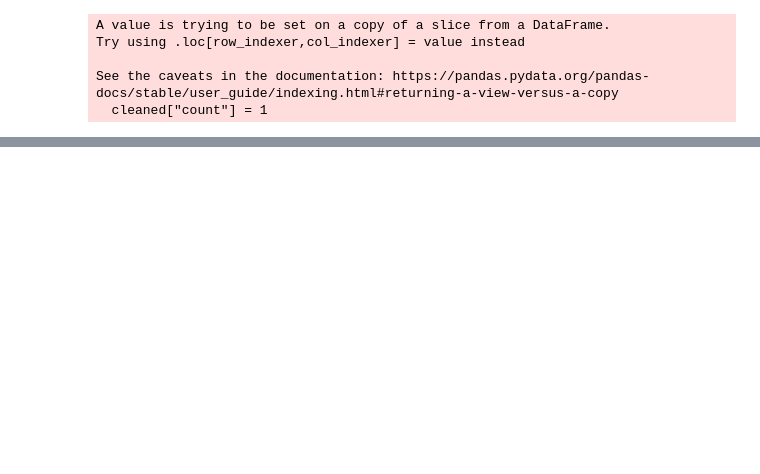
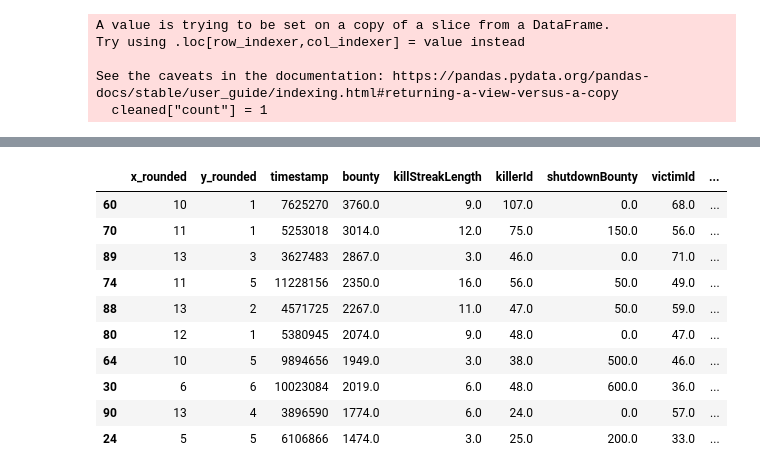
Before and after one commit to chung-ejy/ward, a Jupyter notebook: testing.ipynb, the cells around one changed output, grey strips where cells are left out. Cells and saved outputs as stored; diff of their text form; code cells hidden in the pictures; blank space fills up the shorter version.

```diff
--- a/testing.ipynb
+++ b/testing.ipynb
@@ -209 +234,15 @@ plt.scatter(summarized["x_rounded"],summarized["y_rounded"],c=summarized["count"
+# %%
+summarized.sort_values("count",ascending=False).head(10)
+# %% [output]
+|  | x_rounded | y_rounded | timestamp | bounty | killStreakLength | killerId | shutdownBounty | victimId | ... |
+| 60 | 10 | 1 | 7625270 | 3760.0 | 9.0 | 107.0 | 0.0 | 68.0 | ... |
+| 70 | 11 | 1 | 5253018 | 3014.0 | 12.0 | 75.0 | 150.0 | 56.0 | ... |
+| 89 | 13 | 3 | 3627483 | 2867.0 | 3.0 | 46.0 | 0.0 | 71.0 | ... |
+| 74 | 11 | 5 | 11228156 | 2350.0 | 16.0 | 56.0 | 50.0 | 49.0 | ... |
+| 88 | 13 | 2 | 4571725 | 2267.0 | 11.0 | 47.0 | 50.0 | 59.0 | ... |
+| 80 | 12 | 1 | 5380945 | 2074.0 | 9.0 | 48.0 | 0.0 | 47.0 | ... |
+| 64 | 10 | 5 | 9894656 | 1949.0 | 3.0 | 38.0 | 500.0 | 46.0 | ... |
+| 30 | 6 | 6 | 10023084 | 2019.0 | 6.0 | 48.0 | 600.0 | 36.0 | ... |
+| 90 | 13 | 4 | 3896590 | 1774.0 | 6.0 | 24.0 | 0.0 | 57.0 | ... |
+| 24 | 5 | 5 | 6106866 | 1474.0 | 3.0 | 25.0 | 200.0 | 33.0 | ... |
 # %%
```
Also changed, not shown: parts of 25 cells of this notebook.
